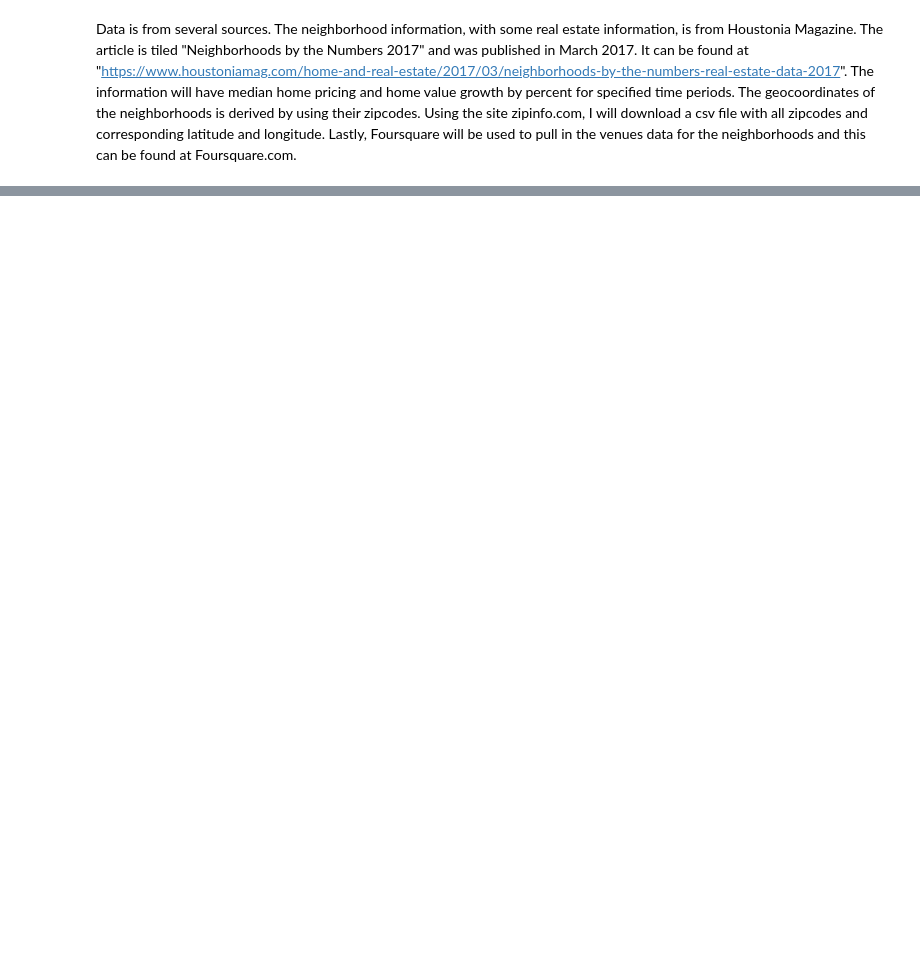
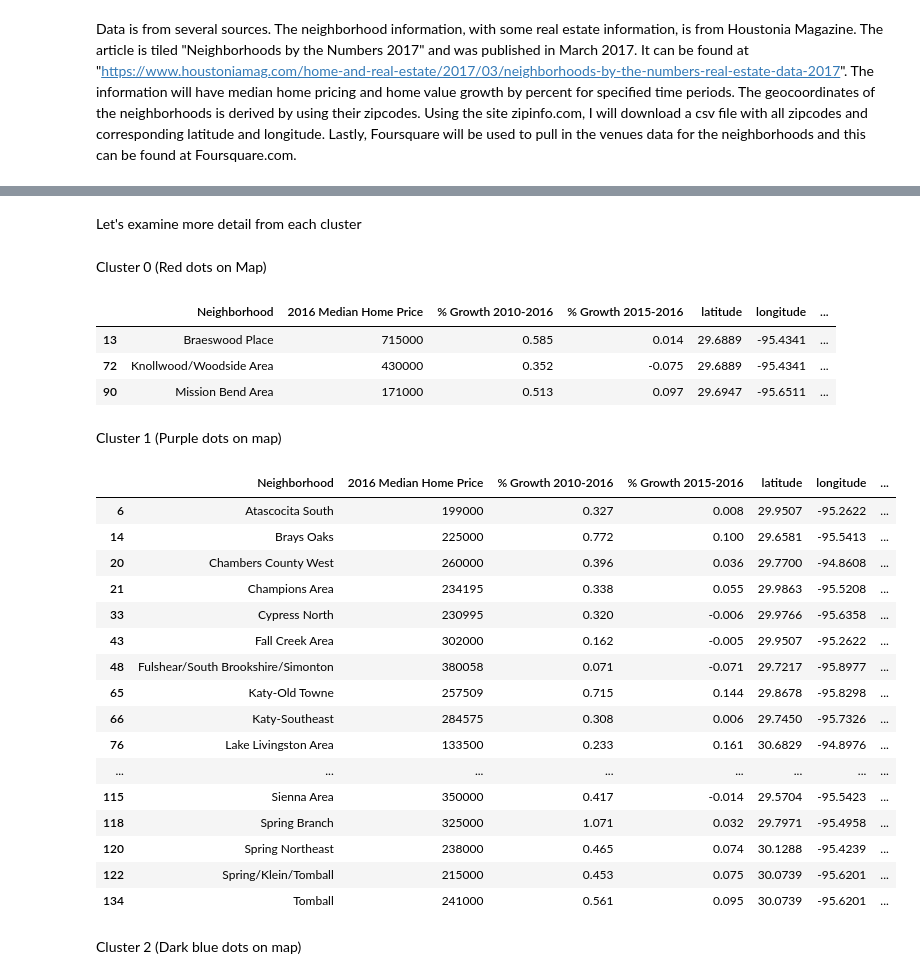
Before and after one commit to mdeal816/Coursera_Capstone, a Jupyter notebook: Final Capstone Project - MD.ipynb, the cells around one changed output, grey strips where cells are left out. Saved outputs shown, nothing was run; the diff lists cells and outputs as text; code cells hidden in the pictures; blank space fills up the shorter version.

```diff
--- a/Final Capstone Project - MD.ipynb
+++ b/Final Capstone Project - MD.ipynb
@@ -14,0 +554,2 @@ The real estate data will be standardized and combined with the venue data to gr
+# %%
+houston_grouped1=pd.merge(df_scaled,houston_grouped, how='right', on='Neighborhood')
@@ -14,0 +587,11 @@ The real estate data will be standardized and combined with the venue data to gr
+# %%
+# set number of clusters
+kclusters = 7
+
+houston_grouped_clustering = houston_grouped1.drop('Neighborhood', 1)
+
+# run k-means clustering
+kmeans = KMeans(n_clusters=kclusters, random_state=42).fit(houston_grouped_clustering)
+
+# check cluster labels generated for each row in the dataframe
+kmeans.labels_[0:10]
@@ -14,0 +600,10 @@ The real estate data will be standardized and combined with the venue data to gr
+# %%
+# add clustering labels
+neighborhoods_venues_sorted.insert(0, 'Cluster Labels', kmeans.labels_)
+
+houston_merged = df
+
+# merge toronto_grouped with toronto_data to add latitude/longitude for each neighborhood
+houston_merged = houston_merged.join(neighborhoods_venues_sorted.set_index('Neighborhood'), on='Neighborhood')
+
+houston_merged.head(10) # check the last columns!
@@ -14,0 +659,3 @@ The real estate data will be standardized and combined with the venue data to gr
+# %%
+houston_merged.dropna(inplace=True)
+houston_merged.head()
@@ -14,0 +717,35 @@ The real estate data will be standardized and combined with the venue data to gr
+# %% [markdown]
+Let's examine more detail from each cluster
+# %% [markdown]
+Cluster 0  (Red dots on Map)
+# %%
+houston_merged.loc[houston_merged['Cluster Labels'] == 0, houston_merged.columns[[0] + list(range(2, houston_merged.shape[1]))]]
+# %% [output]
+|  | Neighborhood | 2016 Median Home Price | % Growth 2010-2016 | % Growth 2015-2016 | latitude | longitude | ... |
+| 13 | Braeswood Place | 715000 | 0.585 | 0.014 | 29.6889 | -95.4341 | ... |
+| 72 | Knollwood/Woodside Area | 430000 | 0.352 | -0.075 | 29.6889 | -95.4341 | ... |
+| 90 | Mission Bend Area | 171000 | 0.513 | 0.097 | 29.6947 | -95.6511 | ... |
+# %% [markdown]
+Cluster 1 (Purple dots on map)
+# %%
+houston_merged.loc[houston_merged['Cluster Labels'] == 1, houston_merged.columns[[0] + list(range(2, houston_merged.shape[1]))]]
+# %% [output]
+|  | Neighborhood | 2016 Median Home Price | % Growth 2010-2016 | % Growth 2015-2016 | latitude | longitude | ... |
+| 6 | Atascocita South | 199000 | 0.327 | 0.008 | 29.9507 | -95.2622 | ... |
+| 14 | Brays Oaks | 225000 | 0.772 | 0.100 | 29.6581 | -95.5413 | ... |
+| 20 | Chambers County West | 260000 | 0.396 | 0.036 | 29.7700 | -94.8608 | ... |
+| 21 | Champions Area | 234195 | 0.338 | 0.055 | 29.9863 | -95.5208 | ... |
+| 33 | Cypress North | 230995 | 0.320 | -0.006 | 29.9766 | -95.6358 | ... |
+| 43 | Fall Creek Area | 302000 | 0.162 | -0.005 | 29.9507 | -95.2622 | ... |
+| 48 | Fulshear/South Brookshire/Simonton | 380058 | 0.071 | -0.071 | 29.7217 | -95.8977 | ... |
+| 65 | Katy-Old Towne | 257509 | 0.715 | 0.144 | 29.8678 | -95.8298 | ... |
+| 66 | Katy-Southeast | 284575 | 0.308 | 0.006 | 29.7450 | -95.7326 | ... |
+| 76 | Lake Livingston Area | 133500 | 0.233 | 0.161 | 30.6829 | -94.8976 | ... |
+| ... | ... | ... | ... | ... | ... | ... | ... |
+| 115 | Sienna Area | 350000 | 0.417 | -0.014 | 29.5704 | -95.5423 | ... |
+| 118 | Spring Branch | 325000 | 1.071 | 0.032 | 29.7971 | -95.4958 | ... |
+| 120 | Spring Northeast | 238000 | 0.465 | 0.074 | 30.1288 | -95.4239 | ... |
+| 122 | Spring/Klein/Tomball | 215000 | 0.453 | 0.075 | 30.0739 | -95.6201 | ... |
+| 134 | Tomball | 241000 | 0.561 | 0.095 | 30.0739 | -95.6201 | ... |
+# %% [markdown]
+Cluster 2 (Dark blue dots on map)
```
Also changed, not shown: parts of 106 cells of this notebook.
